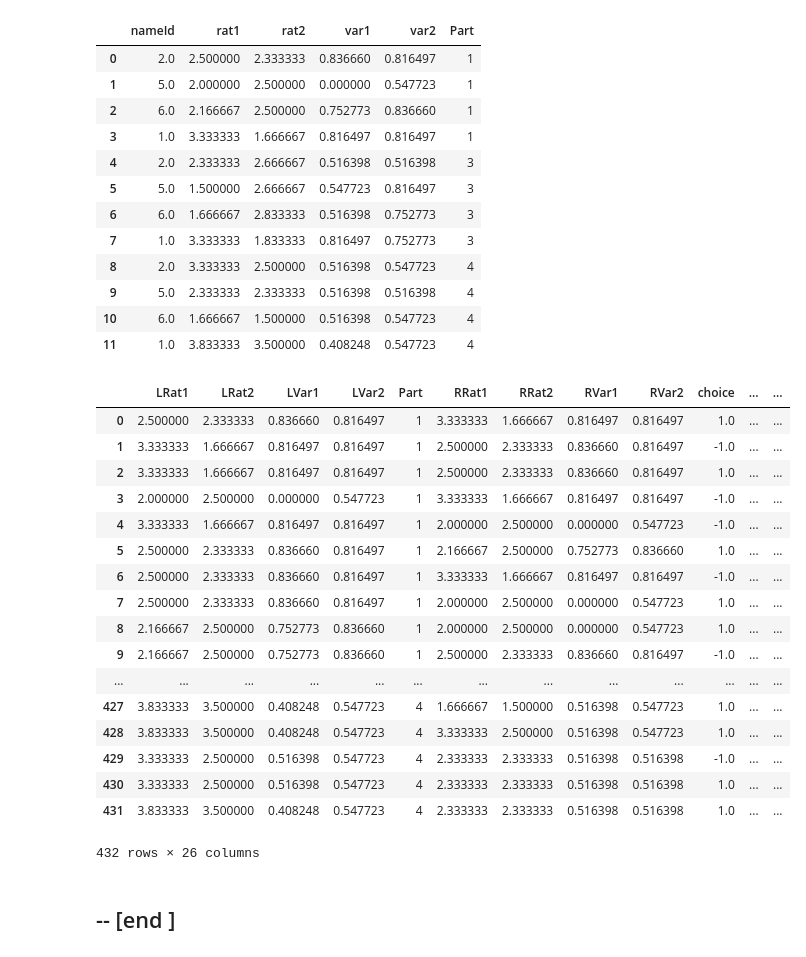
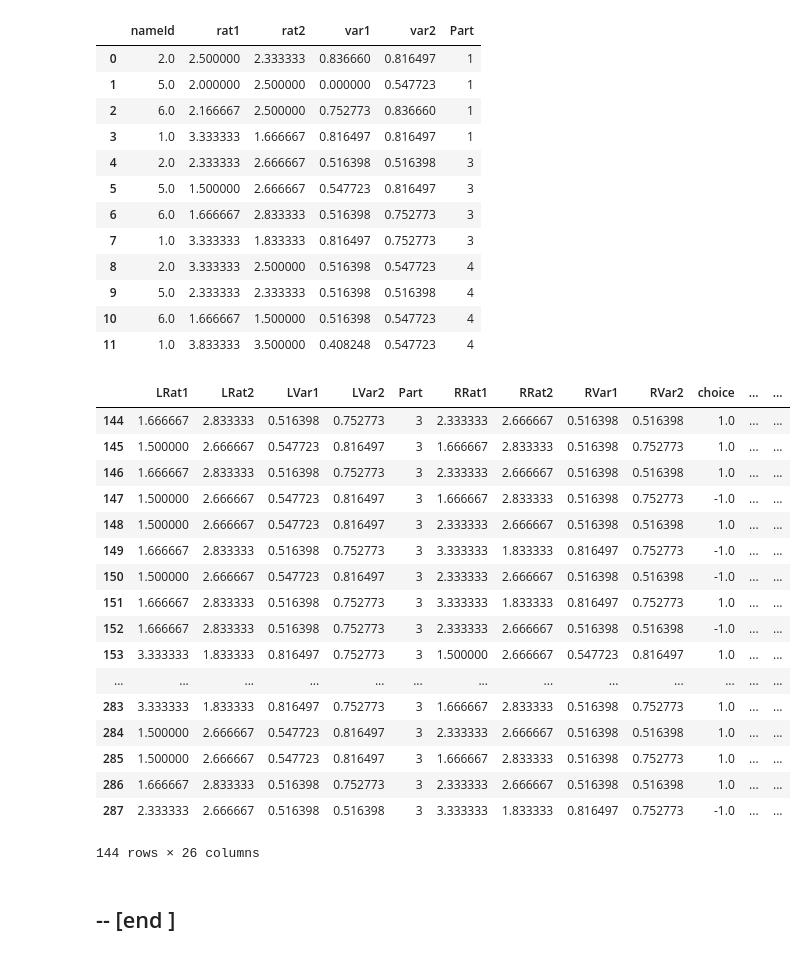
Before and after one commit to pradysepulveda/PFT_fMRI_2019, a Jupyter notebook: Pilots Pet Scanner/Analysis/Generate_Choice_File.ipynb, the cells around one changed output. Cells and saved outputs as stored; diff of their text form; code cells hidden in the pictures.

```diff
--- a/Pilots Pet Scanner/Analysis/Generate_Choice_File.ipynb
+++ b/Pilots Pet Scanner/Analysis/Generate_Choice_File.ipynb
@@ -158,7 +159,7 @@ for j in list (choiceFrameRawAll.part.unique()):
 
     idFrameAll = pd.concat([idFrameAll,rateValues],ignore_index=True)
 
-    choiceFrames = choiceFrameRawAll.loc[ (rateFrameRawAll['part'] == j)]
+    choiceFrames = choiceFrameRawAll.loc[ (choiceFrameRawAll['part'] == j)]
 
     # separate ratings and rating-variability for each frame
     ChoiceLRat1 = [None]*len(choiceFrames)
@@ -237,27 +259,27 @@ idFrameAll
 | 9 | 5.0 | 2.333333 | 2.333333 | 0.516398 | 0.516398 | 4 |
 | 10 | 6.0 | 1.666667 | 1.500000 | 0.516398 | 0.547723 | 4 |
 | 11 | 1.0 | 3.833333 | 3.500000 | 0.408248 | 0.547723 | 4 |
-# %%
-choiceFrameAll
-# %% [output]
-|  | LRat1 | LRat2 | LVar1 | LVar2 | Part | RRat1 | RRat2 | RVar1 | RVar2 | choice | ... | ... |
-| 0 | 2.500000 | 2.333333 | 0.836660 | 0.816497 | 1 | 3.333333 | 1.666667 | 0.816497 | 0.816497 | 1.0 | ... | ... |
-| 1 | 3.333333 | 1.666667 | 0.816497 | 0.816497 | 1 | 2.500000 | 2.333333 | 0.836660 | 0.816497 | -1.0 | ... | ... |
-| 2 | 3.333333 | 1.666667 | 0.816497 | 0.816497 | 1 | 2.500000 | 2.333333 | 0.836660 | 0.816497 | 1.0 | ... | ... |
-| 3 | 2.000000 | 2.500000 | 0.000000 | 0.547723 | 1 | 3.333333 | 1.666667 | 0.816497 | 0.816497 | -1.0 | ... | ... |
-| 4 | 3.333333 | 1.666667 | 0.816497 | 0.816497 | 1 | 2.000000 | 2.500000 | 0.000000 | 0.547723 | -1.0 | ... | ... |
-| 5 | 2.500000 | 2.333333 | 0.836660 | 0.816497 | 1 | 2.166667 | 2.500000 | 0.752773 | 0.836660 | 1.0 | ... | ... |
-| 6 | 2.500000 | 2.333333 | 0.836660 | 0.816497 | 1 | 3.333333 | 1.666667 | 0.816497 | 0.816497 | -1.0 | ... | ... |
-| 7 | 2.500000 | 2.333333 | 0.836660 | 0.816497 | 1 | 2.000000 | 2.500000 | 0.000000 | 0.547723 | 1.0 | ... | ... |
-| 8 | 2.166667 | 2.500000 | 0.752773 | 0.836660 | 1 | 2.000000 | 2.500000 | 0.000000 | 0.547723 | 1.0 | ... | ... |
-| 9 | 2.166667 | 2.500000 | 0.752773 | 0.836660 | 1 | 2.500000 | 2.333333 | 0.836660 | 0.816497 | -1.0 | ... | ... |
-| ... | ... | ... | ... | ... | ... | ... | ... | ... | ... | ... | ... | ... |
-| 427 | 3.833333 | 3.500000 | 0.408248 | 0.547723 | 4 | 1.666667 | 1.500000 | 0.516398 | 0.547723 | 1.0 | ... | ... |
-| 428 | 3.833333 | 3.500000 | 0.408248 | 0.547723 | 4 | 3.333333 | 2.500000 | 0.516398 | 0.547723 | 1.0 | ... | ... |
-| 429 | 3.333333 | 2.500000 | 0.516398 | 0.547723 | 4 | 2.333333 | 2.333333 | 0.516398 | 0.516398 | -1.0 | ... | ... |
-| 430 | 3.333333 | 2.500000 | 0.516398 | 0.547723 | 4 | 2.333333 | 2.333333 | 0.516398 | 0.516398 | 1.0 | ... | ... |
-| 431 | 3.833333 | 3.500000 | 0.408248 | 0.547723 | 4 | 2.333333 | 2.333333 | 0.516398 | 0.516398 | 1.0 | ... | ... |
-432 rows × 26 columns
+# %%
+choiceFrameAll.loc[(choiceFrameAll['Part'] == 3)]
+# %% [output]
+|  | LRat1 | LRat2 | LVar1 | LVar2 | Part | RRat1 | RRat2 | RVar1 | RVar2 | choice | ... | ... |
+| 144 | 1.666667 | 2.833333 | 0.516398 | 0.752773 | 3 | 2.333333 | 2.666667 | 0.516398 | 0.516398 | 1.0 | ... | ... |
+| 145 | 1.500000 | 2.666667 | 0.547723 | 0.816497 | 3 | 1.666667 | 2.833333 | 0.516398 | 0.752773 | 1.0 | ... | ... |
+| 146 | 1.666667 | 2.833333 | 0.516398 | 0.752773 | 3 | 2.333333 | 2.666667 | 0.516398 | 0.516398 | 1.0 | ... | ... |
+| 147 | 1.500000 | 2.666667 | 0.547723 | 0.816497 | 3 | 1.666667 | 2.833333 | 0.516398 | 0.752773 | -1.0 | ... | ... |
+| 148 | 1.500000 | 2.666667 | 0.547723 | 0.816497 | 3 | 2.333333 | 2.666667 | 0.516398 | 0.516398 | 1.0 | ... | ... |
+| 149 | 1.666667 | 2.833333 | 0.516398 | 0.752773 | 3 | 3.333333 | 1.833333 | 0.816497 | 0.752773 | -1.0 | ... | ... |
+| 150 | 1.500000 | 2.666667 | 0.547723 | 0.816497 | 3 | 2.333333 | 2.666667 | 0.516398 | 0.516398 | -1.0 | ... | ... |
+| 151 | 1.666667 | 2.833333 | 0.516398 | 0.752773 | 3 | 3.333333 | 1.833333 | 0.816497 | 0.752773 | 1.0 | ... | ... |
+| 152 | 1.666667 | 2.833333 | 0.516398 | 0.752773 | 3 | 2.333333 | 2.666667 | 0.516398 | 0.516398 | -1.0 | ... | ... |
+| 153 | 3.333333 | 1.833333 | 0.816497 | 0.752773 | 3 | 1.500000 | 2.666667 | 0.547723 | 0.816497 | 1.0 | ... | ... |
+| ... | ... | ... | ... | ... | ... | ... | ... | ... | ... | ... | ... | ... |
+| 283 | 3.333333 | 1.833333 | 0.816497 | 0.752773 | 3 | 1.666667 | 2.833333 | 0.516398 | 0.752773 | 1.0 | ... | ... |
+| 284 | 1.500000 | 2.666667 | 0.547723 | 0.816497 | 3 | 2.333333 | 2.666667 | 0.516398 | 0.516398 | 1.0 | ... | ... |
+| 285 | 1.500000 | 2.666667 | 0.547723 | 0.816497 | 3 | 1.666667 | 2.833333 | 0.516398 | 0.752773 | 1.0 | ... | ... |
+| 286 | 1.666667 | 2.833333 | 0.516398 | 0.752773 | 3 | 2.333333 | 2.666667 | 0.516398 | 0.516398 | 1.0 | ... | ... |
+| 287 | 2.333333 | 2.666667 | 0.516398 | 0.516398 | 3 | 3.333333 | 1.833333 | 0.816497 | 0.752773 | -1.0 | ... | ... |
+144 rows × 26 columns
 # %%
 choiceFrameAll.to_csv('/Users/pradyumna/OneDrive - University College London/PhD Projects/PFT_MRI_Experiment/Scanner Pilot/All_Behavioral/PFT_Choice_ScanPilot_All_134.csv',index = False)
 idFrameAll.to_csv('/Users/pradyumna/OneDrive - University College London/PhD Projects/PFT_MRI_Experiment/Scanner Pilot/All_Behavioral/PFT_idRatingsFrame_ScanPilot_All_134.csv',index = False)
```
Also changed, not shown: parts of 2 cells of this notebook, 4 other files.
